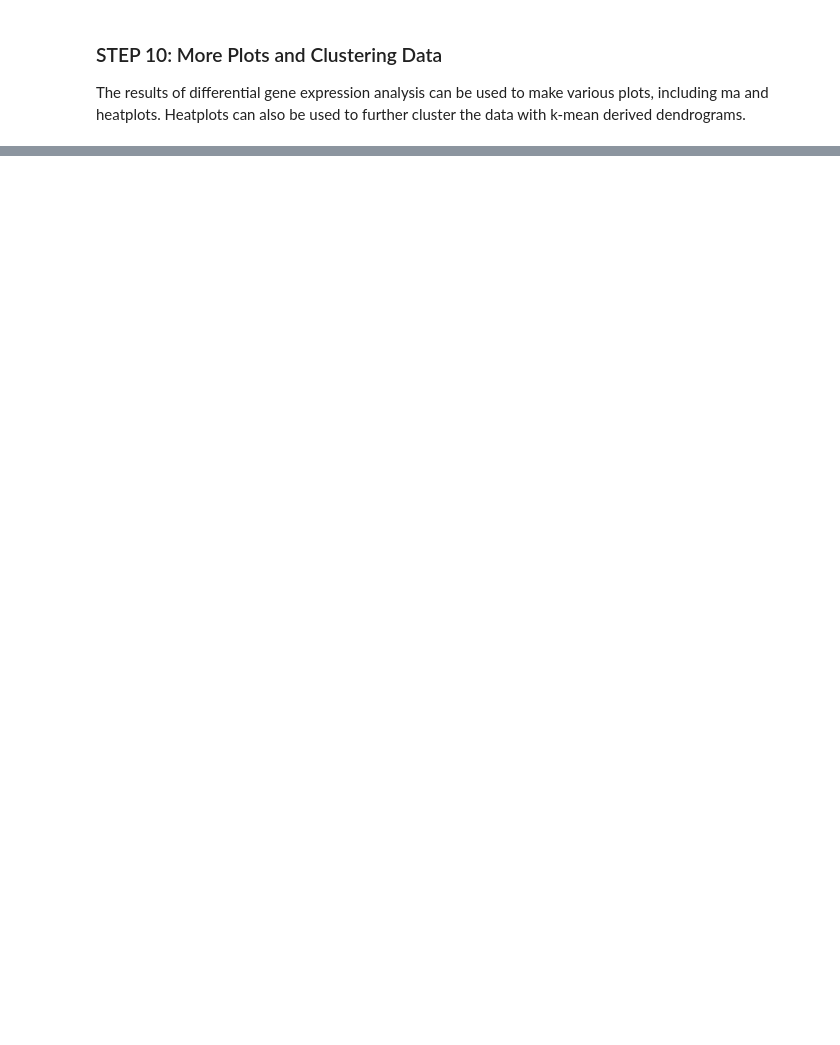
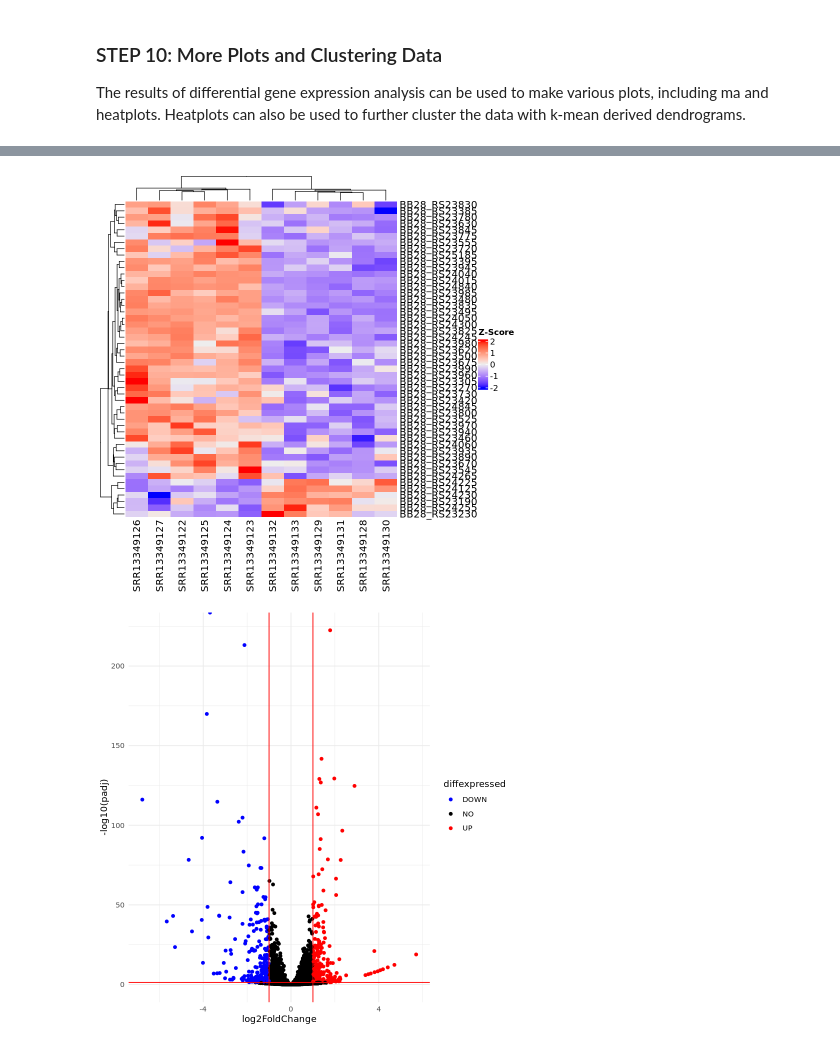
Before and after one commit to JRowleyLab/UNMC_ATACseq_Tutorial, a Jupyter notebook: r_training_demo.ipynb, the cells around one changed output, grey strips where cells are left out. Saved outputs shown, nothing was run; the diff lists cells and outputs as text; code cells hidden in the pictures; blank space fills up the shorter version.

Commit message:
Update r_training_demo.ipynb
added complex heatmap and volcano plot

```diff
--- a/r_training_demo.ipynb
+++ b/r_training_demo.ipynb
@@ -346,0 +337,31 @@ heatmap(filtered_res_counts)
+# %%
+#ma plot; here the blue points indicate genes with an fd less than 0.05
+plotMA(res_WT_BPs)
+
+
+#heatmaps can used to look at clustering and expression of various gene lists.
+
+filtered_res <- results.annot %>% filter(padj < 0.05)
+filtered_res_counts <- subset(rlogcounts, rownames(rlogcounts) %in% filtered_res[,1])
+
+#scaling for z score
+filtered_res_counts = t(scale(t(filtered_res_counts)))
+
+Heatmap(filtered_res_counts[1:50,], name = "Z-Score")
+
+#add volcano plot
+
+results_volc_df <- results.annot
+results_volc_df$diffexpressed <- rep("NO",nrow(results_volc_df))
+
+results_volc_df$diffexpressed[results_volc_df$padj < 0.05 & results_volc_df$log2FoldChange > 1] <- "UP"
+results_volc_df$diffexpressed[results_volc_df$padj < 0.05 & results_volc_df$log2FoldChange < -1] <- "DOWN"
+
+
+ggplot(data=results_volc_df, aes(x=log2FoldChange, y=-log10(padj), col=diffexpressed)) +
+        geom_point() +
+        theme_minimal() +
+        scale_color_manual(values=c("blue", "black", "red")) +
+        geom_vline(xintercept=c(-1, 1), col="red") +
+        geom_hline(yintercept=-log10(0.05), col="red")
+# %% [output]
@@ -346,0 +371,2 @@ heatmap(filtered_res_counts)
+[figure, added]
+[figure, added]
```
Also changed, not shown: parts of 4 cells of this notebook.
